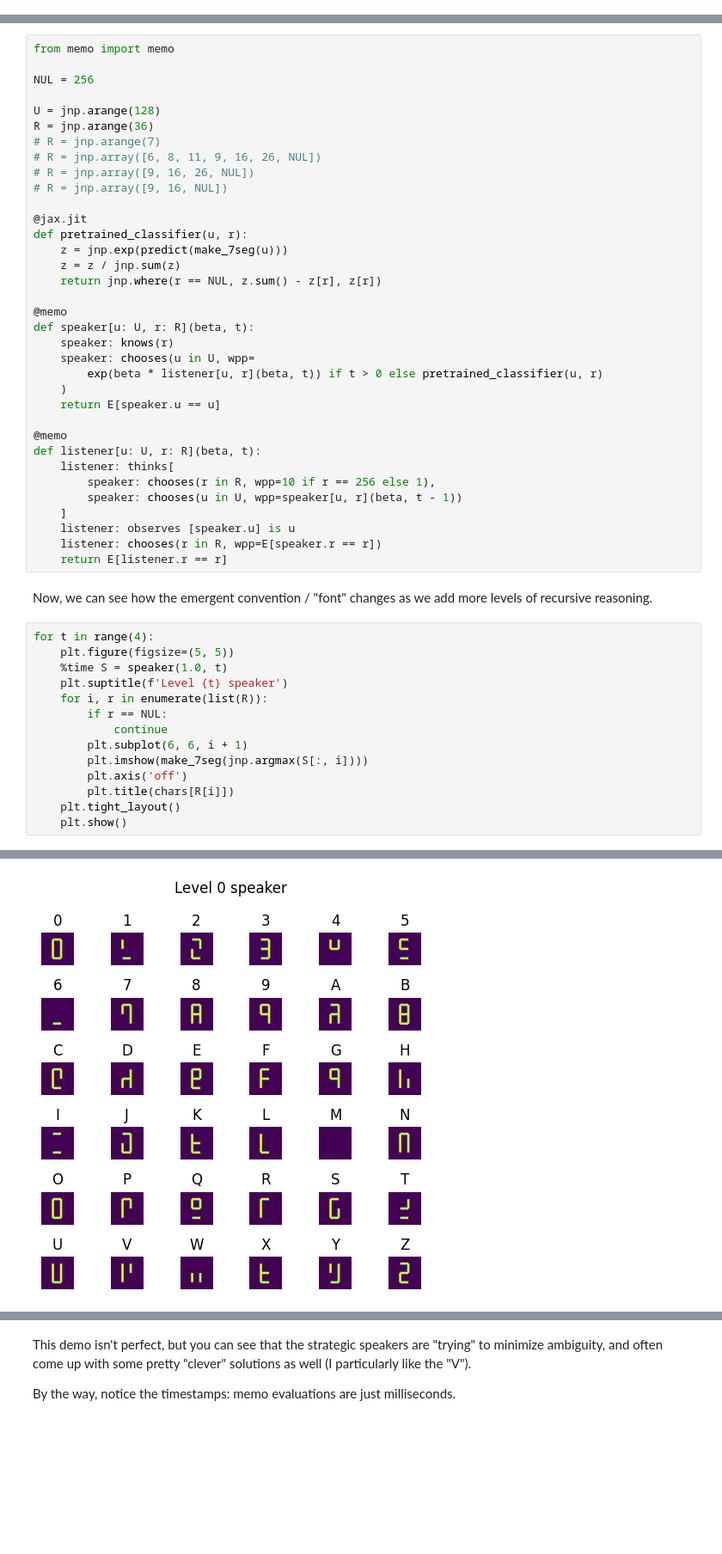
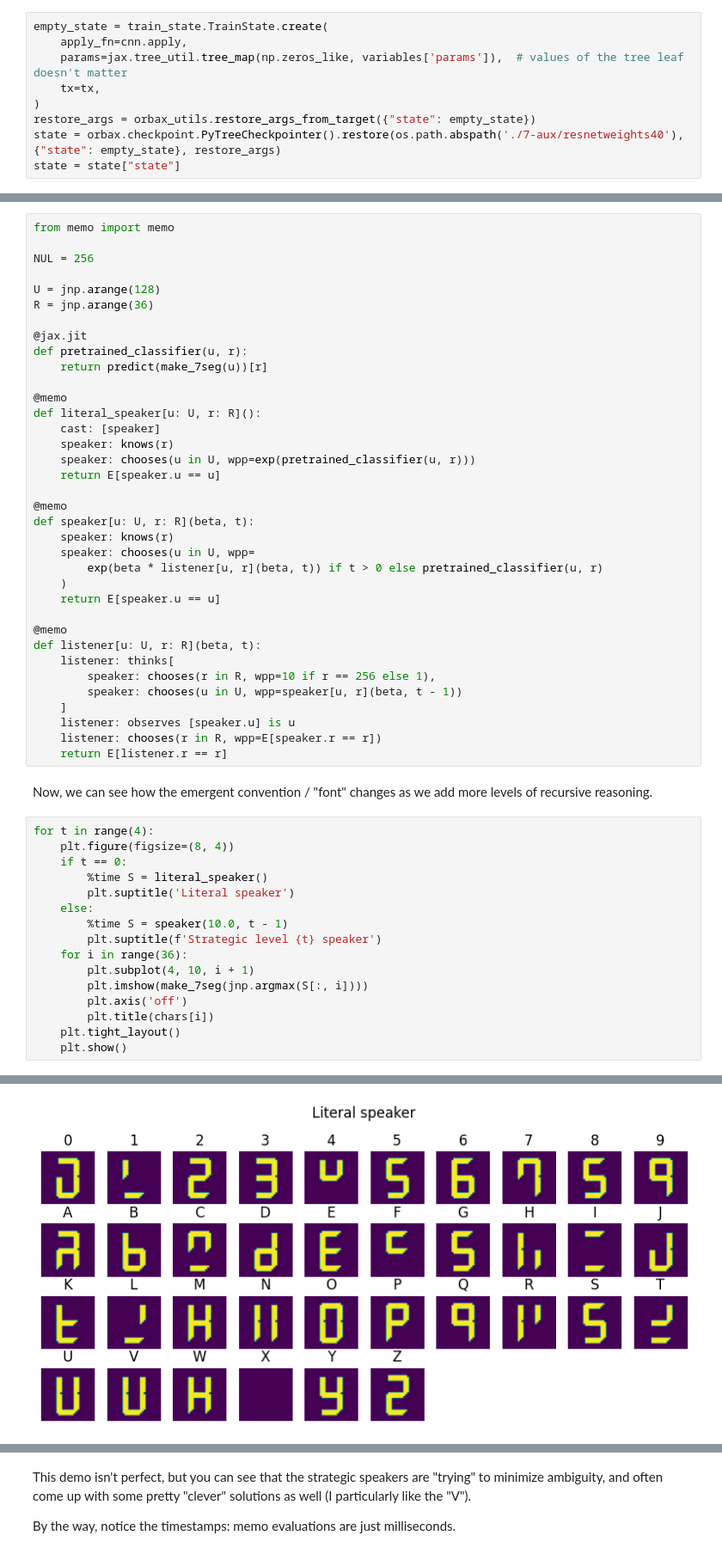
Before and after one commit to kach/memo, a Jupyter notebook: demo/demo-7segment.ipynb, the cells around one changed output, grey strips where cells are left out. Shown at 86% size. Cells and saved outputs as stored; diff of their text form; blank space fills up the shorter version.

```diff
--- a/demo/demo-7segment.ipynb
+++ b/demo/demo-7segment.ipynb
@@ -137,4 +339,13 @@ else:
 Now, let's feed our trained neural network some 7-segment displays and see how it does. We can generate 7-segment displays in JAX by performing simple pixel manipulations on an array.
 
 Do the neural network's guesses match your intuitions?
+# %%
+empty_state = train_state.TrainState.create(
+    apply_fn=cnn.apply,
+    params=jax.tree_util.tree_map(np.zeros_like, variables['params']),  # values of the tree leaf doesn't matter
+    tx=tx,
+)
+restore_args = orbax_utils.restore_args_from_target({"state": empty_state})
+state = orbax.checkpoint.PyTreeCheckpointer().restore(os.path.abspath('./7-aux/resnetweights40'), {"state": empty_state}, restore_args)
+state = state["state"]
 # %%
@@ -193,16 +422,17 @@ NUL = 256
 
 U = jnp.arange(128)
 R = jnp.arange(36)
-# R = jnp.arange(7)
-# R = jnp.array([6, 8, 11, 9, 16, 26, NUL])
-# R = jnp.array([9, 16, 26, NUL])
-# R = jnp.array([9, 16, NUL])
 
 @jax.jit
 def pretrained_classifier(u, r):
-    z = jnp.exp(predict(make_7seg(u)))
-    z = z / jnp.sum(z)
-    return jnp.where(r == NUL, z.sum() - z[r], z[r])
+    return predict(make_7seg(u))[r]
+
+@memo
+def literal_speaker[u: U, r: R]():
+    cast: [speaker]
+    speaker: knows(r)
+    speaker: chooses(u in U, wpp=exp(pretrained_classifier(u, r)))
+    return E[speaker.u == u]
 
 @memo
 def speaker[u: U, r: R](beta, t):
@@ -225,16 +455,18 @@ def listener[u: U, r: R](beta, t):
 Now, we can see how the emergent convention / "font" changes as we add more levels of recursive reasoning.
 # %%
 for t in range(4):
-    plt.figure(figsize=(5, 5))
-    %time S = speaker(1.0, t)
-    plt.suptitle(f'Level {t} speaker')
-    for i, r in enumerate(list(R)):
-        if r == NUL:
-            continue
-        plt.subplot(6, 6, i + 1)
+    plt.figure(figsize=(8, 4))
+    if t == 0:
+        %time S = literal_speaker()
+        plt.suptitle('Literal speaker')
+    else:
+        %time S = speaker(10.0, t - 1)
+        plt.suptitle(f'Strategic level {t} speaker')
+    for i in range(36):
+        plt.subplot(4, 10, i + 1)
         plt.imshow(make_7seg(jnp.argmax(S[:, i])))
         plt.axis('off')
-        plt.title(chars[R[i]])
+        plt.title(chars[i])
     plt.tight_layout()
     plt.show()
 # %% [output]
@@ -243 +475 @@ Wall time: 170 ms
-[figure, old version]
+[figure, new version]
```
Also changed, not shown: parts of 10 cells of this notebook, 3 other files.
